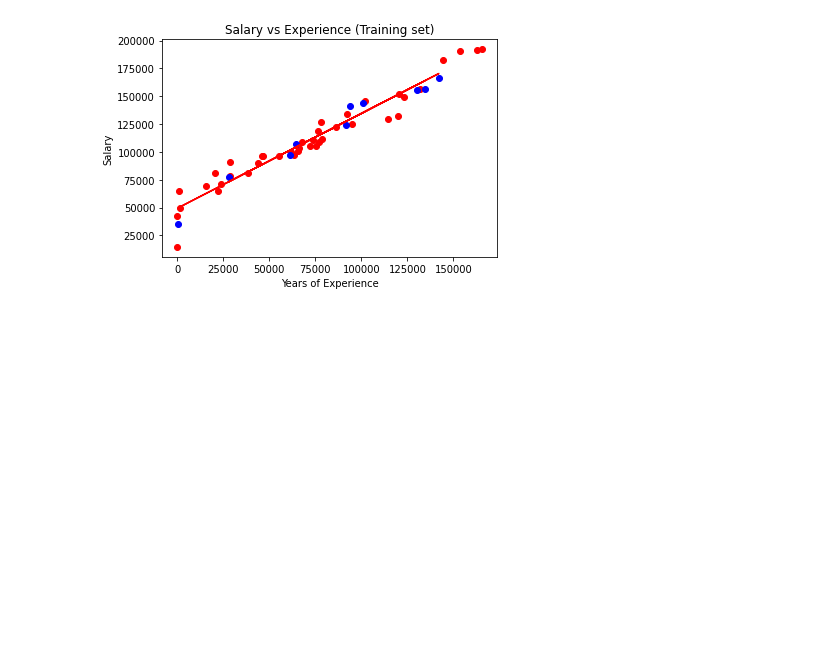
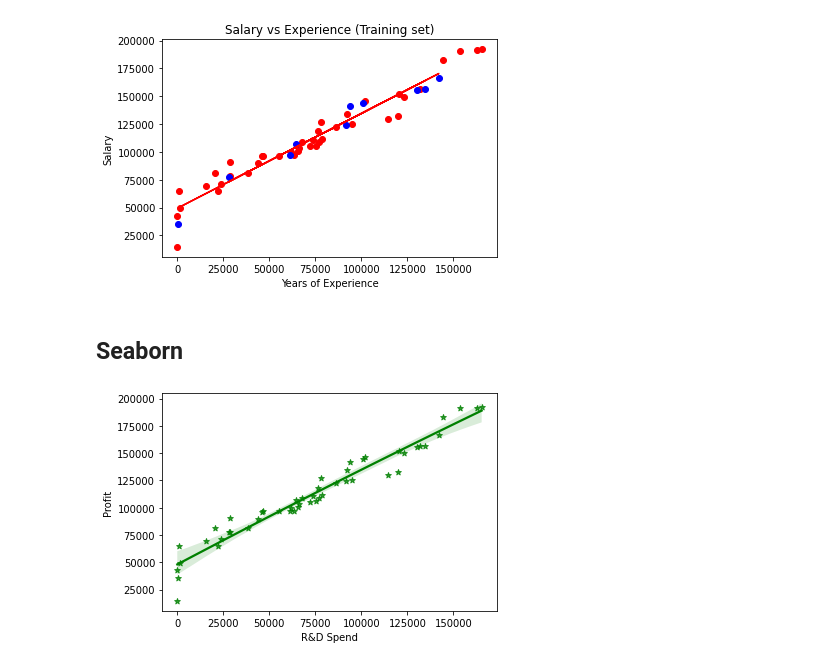
Before and after one commit to ekramasif/Basic-Machine-Learning, a Jupyter notebook: Linear_Regression.ipynb, the cells around one changed output. Drawn from its saved outputs; the diff is of its cells as text; code cells hidden in the pictures; blank space fills up the shorter version.

```diff
--- a/Linear_Regression.ipynb
+++ b/Linear_Regression.ipynb
@@ -124,3 +124,9 @@ plt.ylabel('Salary')
 plt.show()
 # %% [output]
 [figure]
+# %% [markdown]
+## Seaborn
+# %%
+sns.regplot(x = "R&D Spend", y = "Profit", marker='*', order=2, color='g', fit_reg=True, data=dataset);
+# %% [output]
+[figure, added]
```
Also changed, not shown: parts of 2 cells of this notebook.
